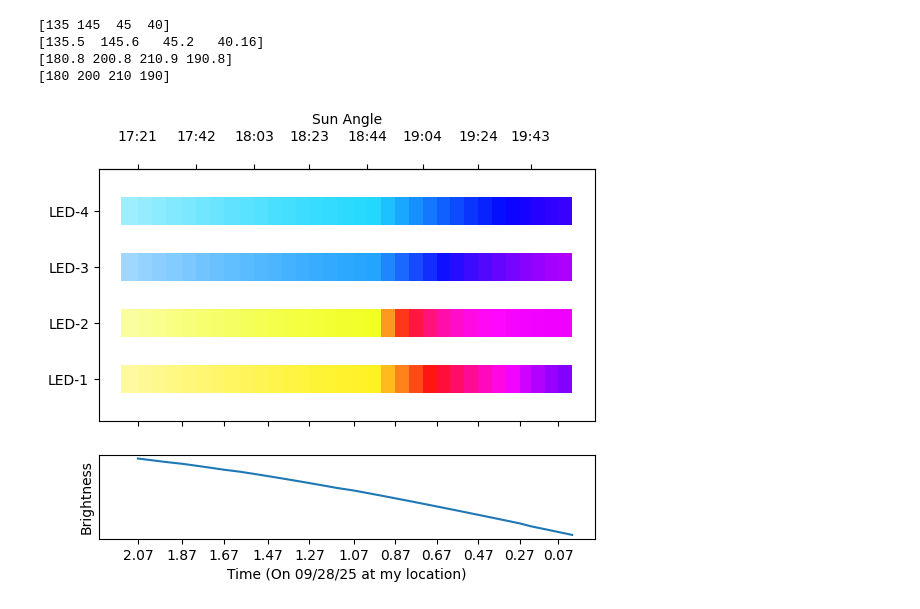
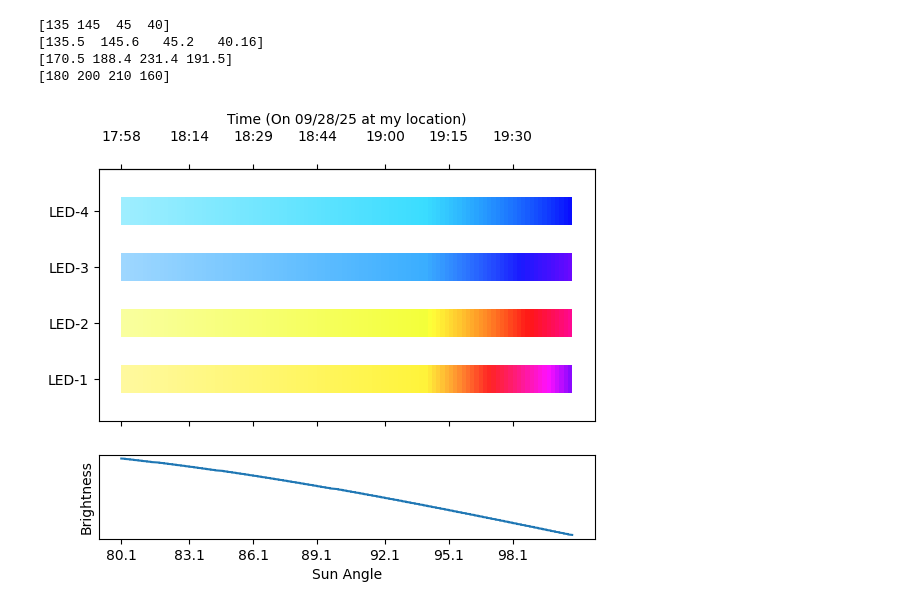
Before and after one commit to zazyzaya/ArduinoWindow, a Jupyter notebook: test_files/angle_to_color.ipynb, the cells around one changed output. Drawn from its saved outputs; the diff is of its cells as text; code cells hidden in the pictures.

Commit message:
Updating LED color selection algo

```diff
--- a/test_files/angle_to_color.ipynb
+++ b/test_files/angle_to_color.ipynb
@@ -92,9 +104,10 @@ def update_leds(percent):
     percent = min(percent, STOP_HUE_CHANGE) / STOP_HUE_CHANGE;
     for i in range(N_COLORS):
         h = starting_hues[i]
-        hue_change = (ending_hues[i] - starting_hues[i])
-        h += (pow(percent, HUE_POLY[i]) * hue_change)
-        #h += (pow(percent, HUE_POLY) * HUE_CHANGE)
+        hue_change = ending_hues[i] - starting_hues[i]
+        #h += (pow(percent, HUE_POLY[i]) * hue_change)
+
+        h += (pow(percent, HUE_POLY) * hue_change)
 
         #if (h > GREEN_START):
         #    h += GREEN_OFFSET
@@ -112,3 +125,23 @@ def get_val(percent):
     v = (MAX_VAL-VAL_MIN) * sin(percent)
     v = v+VAL_MIN
     return v
+
+def get_hue(percent):
+    percent = min(percent, STOP_HUE_CHANGE) / STOP_HUE_CHANGE;
+    arr = [0] * N_COLORS
+    for i in range(N_COLORS):
+        h = starting_hues[i]
+        hue_change = ending_hues[i] - starting_hues[i]
+        #h += (pow(percent, HUE_POLY[i]) * hue_change)
+
+        h = (pow(percent, HUE_POLY) * hue_change)
+
+        #if (h > GREEN_START):
+        #    h += GREEN_OFFSET
+
+        arr[i] = h;
+
+    arr = np.array(arr, dtype=np.float16)
+    arr %= 256
+    arr /= 255
+    return arr
@@ -116,0 +148,9 @@ HUE_POLY = [1.5,1.5,4,1.5]
+# %%
+HUE_POLY = 0.5
+lines = []
+for i in range(100,-1,-1):
+    lines.append(get_hue(i/100))
+
+plt.plot(lines, label=[0,1,2,3])
+plt.legend()
+plt.show()
@@ -121,37 +166,38 @@ fig, axes = plt.subplots(nrows=2, ncols=1, sharex=True, sharey=False, gridspec_k
 print(ending_hues % 256)
 ax = axes[0]
 for i in range(times.shape[0]-1):
     c1 = update_leds(percents[i])
     c2 = update_leds(percents[i+1])
 
     if i == 0:
         print(c1[:,0] * 256)
 
     for j in range(N_COLORS):
         draw_rectangle_gradient(ax, times[i], 3-j, times[i+1]-times[i], 0.5, c1[j], c2[j], n=1)
 
 vals = [get_val(p) for p in percents[1:]]
 
 print(c2[:,0] * 256)
 print(starting_hues)
 
+SKIP = 30
 ax.set_ylim(-0.5, len(starting_hues))
-ax.set_xticks(times[1::3], [f'{p/STOP_HUE_CHANGE:0.2f}' for p in percents[1::3]])
+ax.set_xticks(times[1::SKIP], [p for p in angles[1::SKIP]])
 ax_top = ax.secondary_xaxis('top')
-ax_top.set_xticks(times[1::4], time_str[1::4])
-ax_top.set_xlabel("Sun Angle")
+ax_top.set_xticks(times[1::SKIP], time_str[1::SKIP])
+ax_top.set_xlabel("Time (On 09/28/25 at my location)")
 ax.set_yticks([0.25+i for i in range(4)], [f'LED-{i+1}' for i in range(4)])
 
 v_ax = axes[1]
 v_ax.plot(times[1:], vals)
 v_ax.set_ylabel('Brightness')
 v_ax.set_yticks([])
-v_ax.set_xlabel("Time (On 09/28/25 at my location)")
+v_ax.set_xlabel("Sun Angle")
 
 plt.show()
 # %% [output]
 [135 145  45  40]
 [135.5  145.6   45.2   40.16]
-[180.8 200.8 210.9 190.8]
-[180 200 210 190]
+[170.5 188.4 231.4 191.5]
+[180 200 210 160]
-[figure, old version]
+[figure, new version]
```
Also changed, not shown: parts of 4 cells of this notebook, 5 other files.
